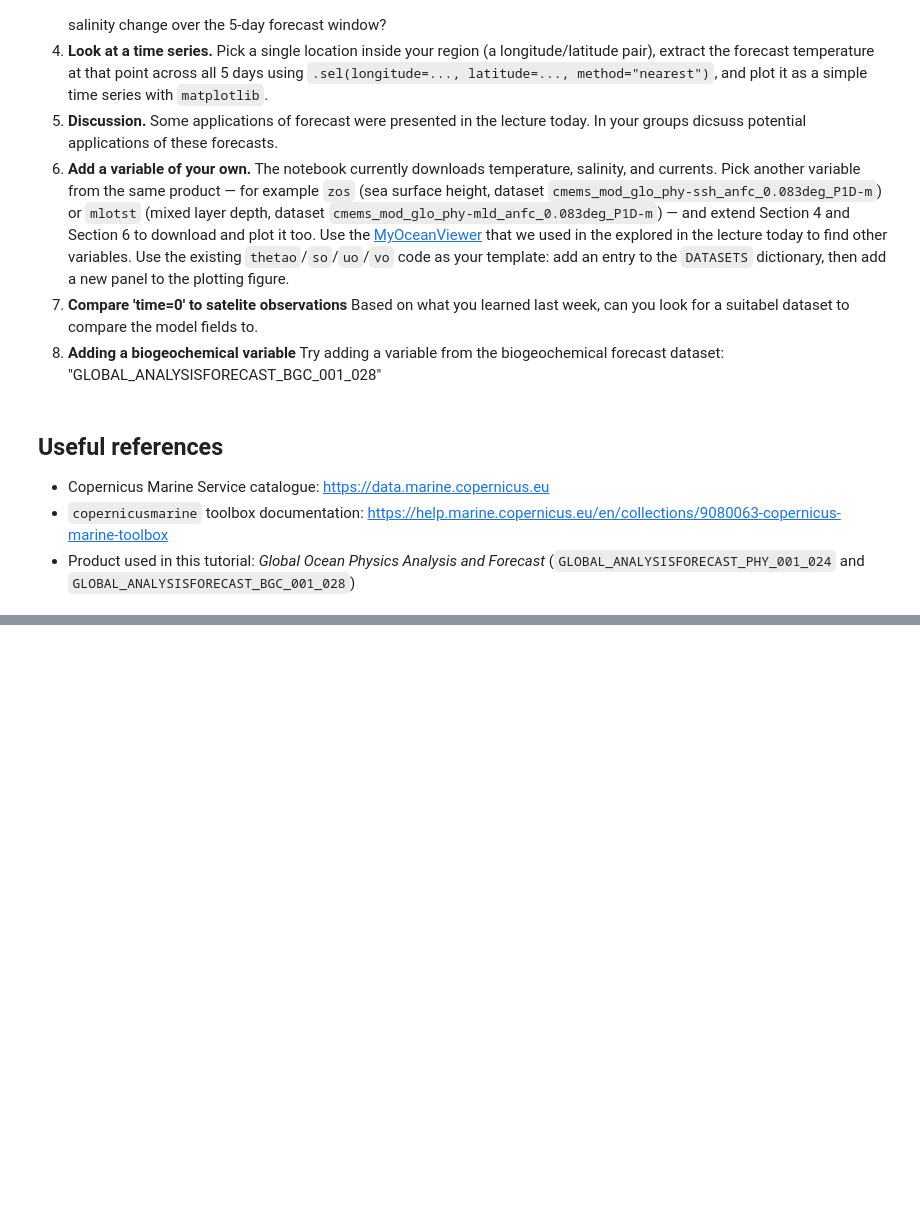
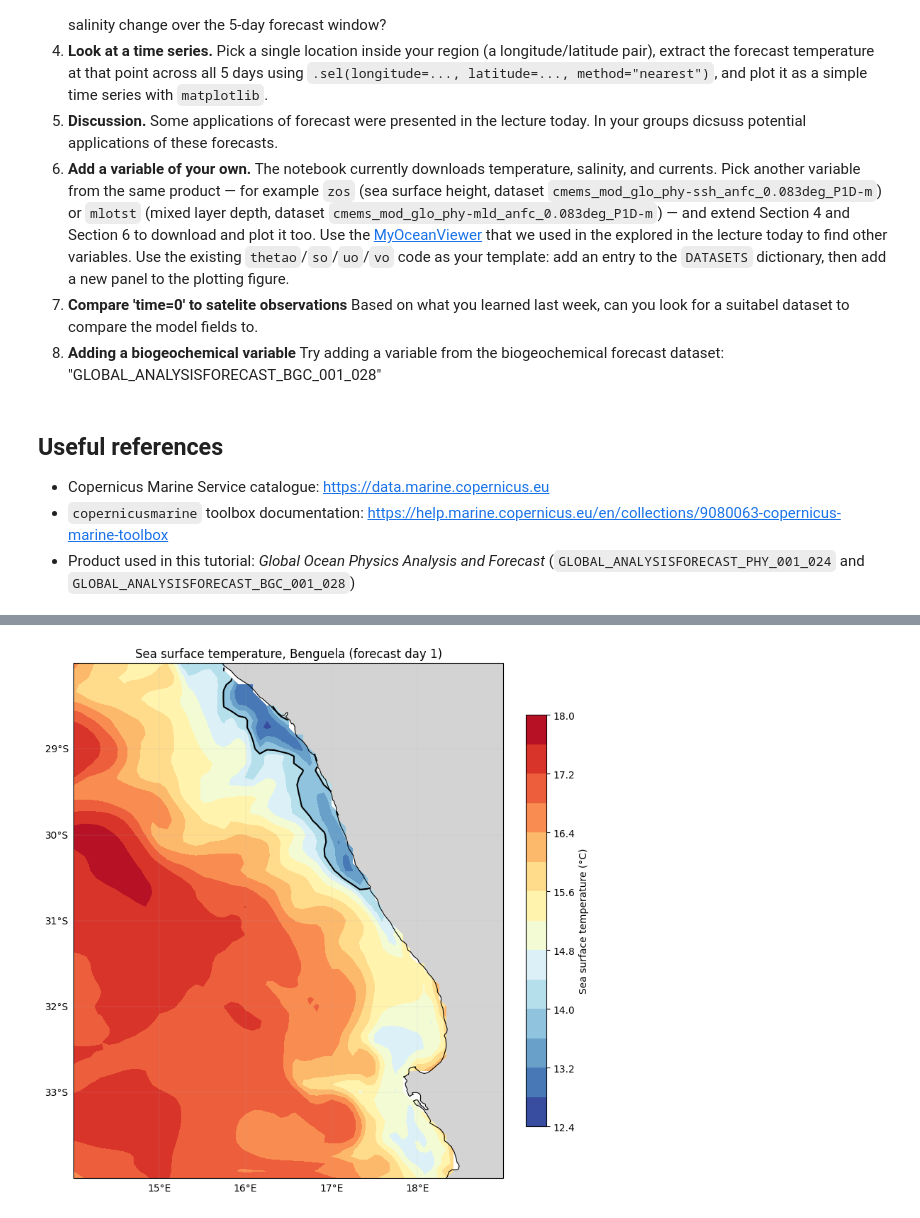
Before and after one commit to nomondemabaso158-lgtm/MBSZIB002_SAMOS-CORE3, a Jupyter notebook: 01_copernicus_marine_forecast_download.ipynb, the cells around one changed output, grey strips where cells are left out. Cells and saved outputs as stored; diff of their text form; code cells hidden in the pictures; blank space fills up the shorter version.

```diff
--- a/01_copernicus_marine_forecast_download.ipynb
+++ b/01_copernicus_marine_forecast_download.ipynb
@@ -477,0 +491,8 @@ Use the existing `thetao`/`so`/`uo`/`vo` code as your template: add an entry to
+# %%
+benguela_files = [
+    "cmems_data/Benguela_thetao_forecast.nc",
+    "cmems_data/Benguela_so_forecast.nc",
+    "cmems_data/Benguela_uo_vo_forecast.nc",
+]
+ds = xr.merge([xr.open_dataset(f, engine="netcdf4") for f in benguela_files])
+print(ds)
@@ -477,0 +573,30 @@ Use the existing `thetao`/`so`/`uo`/`vo` code as your template: add an entry to
+# %%
+
+# ============================================================
+# FIGURE 2 — SST snapshot (upwelling signature)
+# ============================================================
+sst = ds["thetao"].isel(time=1, depth=0)   # time=1 → tomorrow's forecast
+
+fig = plt.figure(figsize=(11, 8))
+ax = plt.axes(projection=ccrs.PlateCarree())
+ax.set_extent([14, 19, -34, -28], crs=ccrs.PlateCarree())
+ax.add_feature(cfeature.LAND, facecolor="lightgray")
+ax.add_feature(cfeature.COASTLINE, linewidth=0.8)
+
+cf = ax.contourf(sst.longitude, sst.latitude, sst,
+                 levels=15, cmap="RdYlBu_r", transform=ccrs.PlateCarree())
+cb = plt.colorbar(cf, ax=ax, orientation="vertical", pad=0.03, shrink=0.8)
+cb.set_label("Sea surface temperature (°C)")
+
+# Overlay the 14 °C contour to highlight the cold upwelled band
+ax.contour(sst.longitude, sst.latitude, sst, levels=[14],
+           colors="black", linewidths=1.5, transform=ccrs.PlateCarree())
+
+ax.set_title("Sea surface temperature, Benguela (forecast day 1)", fontsize=12)
+gl = ax.gridlines(draw_labels=True, linewidth=0.3, alpha=0.4)
+gl.top_labels = False; gl.right_labels = False
+plt.tight_layout()
+plt.savefig("fig2_sst.png", dpi=200, bbox_inches="tight")
+plt.show()
+# %% [output]
+[figure, added]
```
Also changed, not shown: parts of 32 cells of this notebook.
